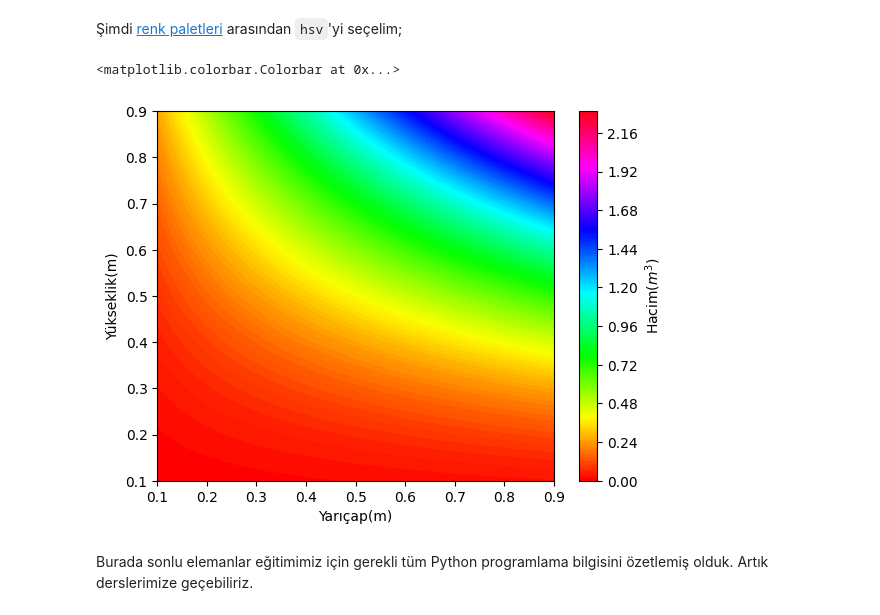
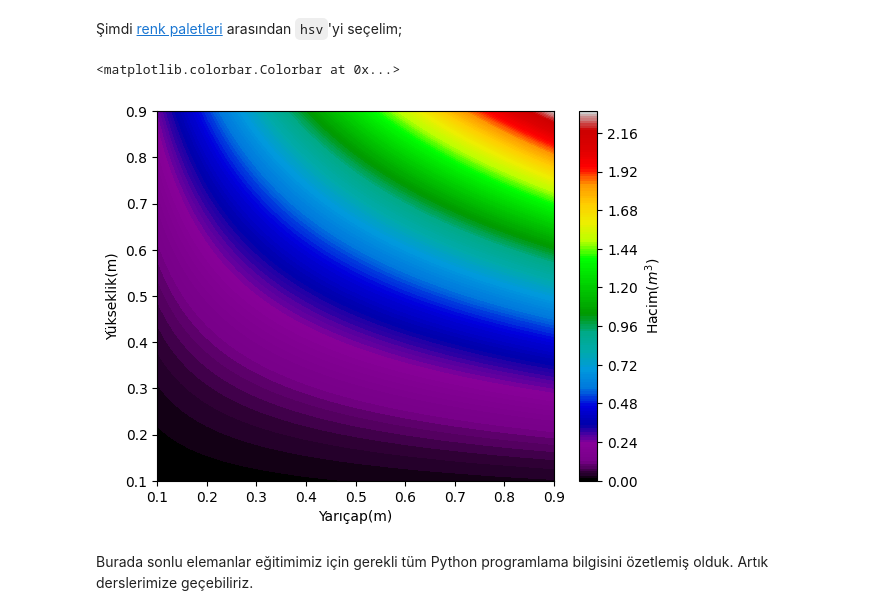
Before and after one commit to seatemelleri/SEA-Temelleri, a Jupyter notebook: Dersler/2_PythonGiris.ipynb, the cells around one changed output. Cells and saved outputs as stored; diff of their text form; code cells hidden in the pictures.

```diff
--- a/Dersler/2_PythonGiris.ipynb
+++ b/Dersler/2_PythonGiris.ipynb
@@ -219,12 +219,12 @@ from matplotlib import cm
 # %% [markdown]
 Şimdi <a href="https://matplotlib.org/stable/tutorials/colors/colormaps.html"> renk paletleri</a> arasından `hsv`'yi seçelim;
 # %%
-plt.contourf(HH,RR,hacimler2,hassasiyet,cmap="hsv")
+plt.contourf(HH,RR,hacimler2,hassasiyet,cmap="nipy_spectral")
 plt.xlabel("Yarıçap(m)")
 plt.ylabel("Yükseklik(m)")
 plt.colorbar(label=r"Hacim($m^3$)")
 # %% [output]
 <matplotlib.colorbar.Colorbar at 0x...>
-[figure, old version]
+[figure, new version]
 # %% [markdown]
 Burada sonlu elemanlar eğitimimiz için gerekli tüm Python programlama bilgisini özetlemiş olduk. Artık derslerimize geçebiliriz.
```
